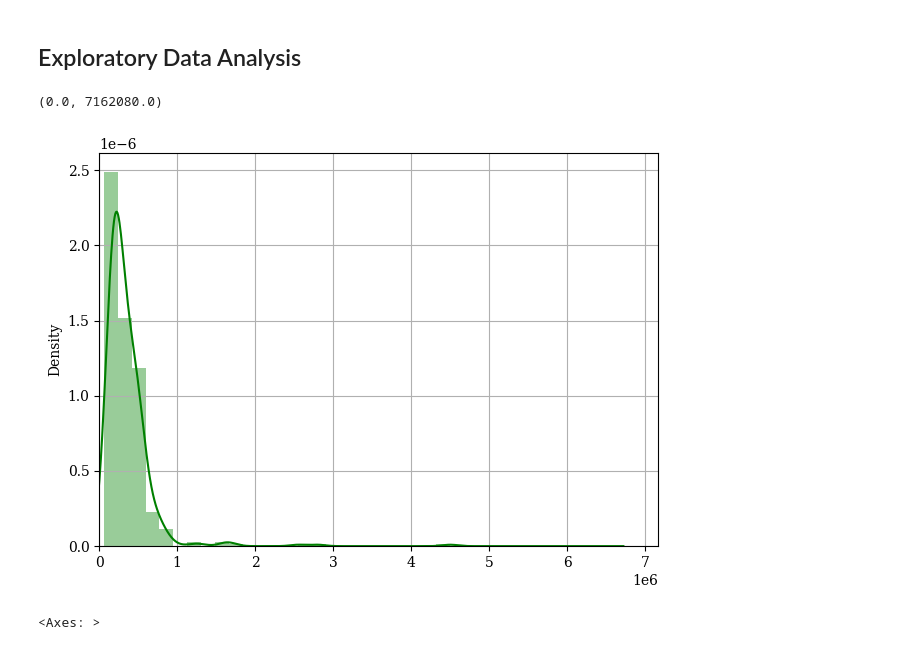
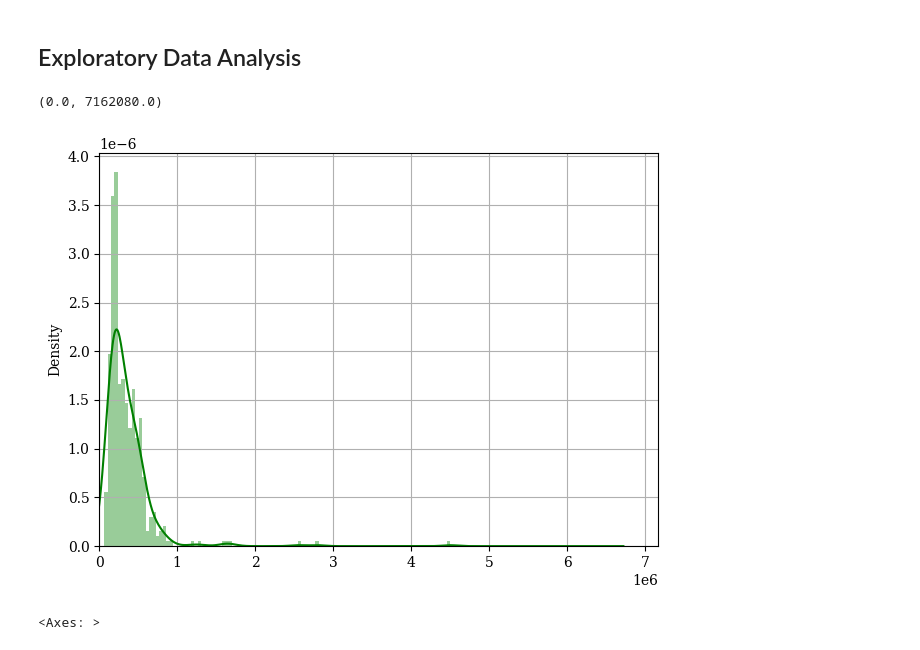
Before and after one commit to MiguelPuntoEs/ufm-python-for-finance, a Jupyter notebook: 10 Idealista.ipynb, the cells around one changed output. Saved outputs shown, nothing was run; the diff lists cells and outputs as text; code cells hidden in the pictures.

```diff
--- a/10 Idealista.ipynb
+++ b/10 Idealista.ipynb
@@ -75,13 +75,13 @@ df = pd.read_json('data/alcala.json')
 # %%
 import matplotlib.pyplot as plt
 
 fig, ax = plt.subplots()
 df['price'].plot.density(ax=ax, color='g')
-df['price'].hist(ax=ax, bins=25, density=True, color='g', alpha=.4)
+df['price'].hist(ax=ax, bins=100, density=True, color='g', alpha=.4)
 ax.set_xlim(left=0)
 # %% [output]
 (0.0, 7162080.0)
-[figure, old version]
+[figure, new version]
 # %%
 df['price'].plot.box(vert=False, grid=True)
 # %% [output]
```
Also changed, not shown: parts of 3 cells of this notebook, 2 other files.
